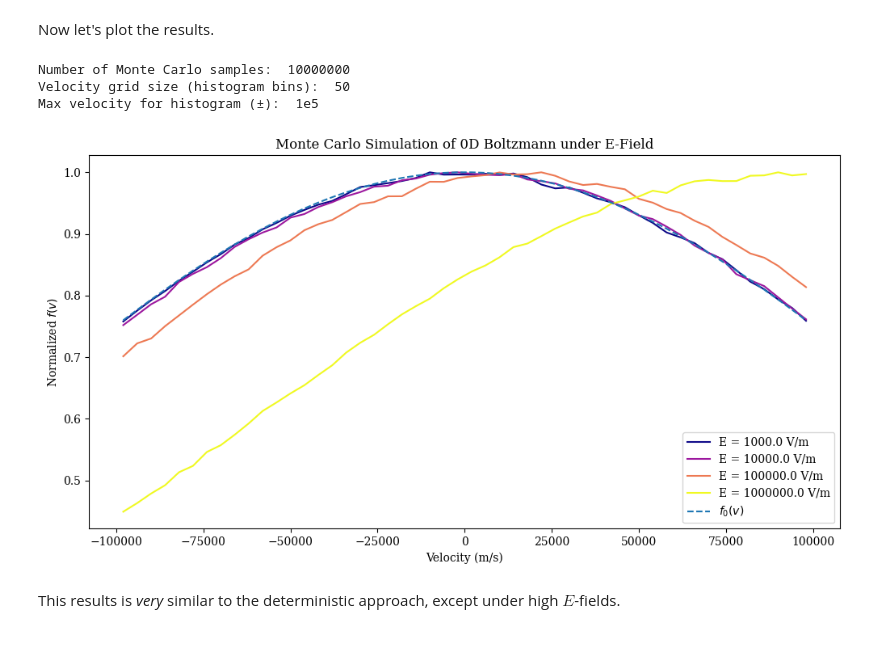
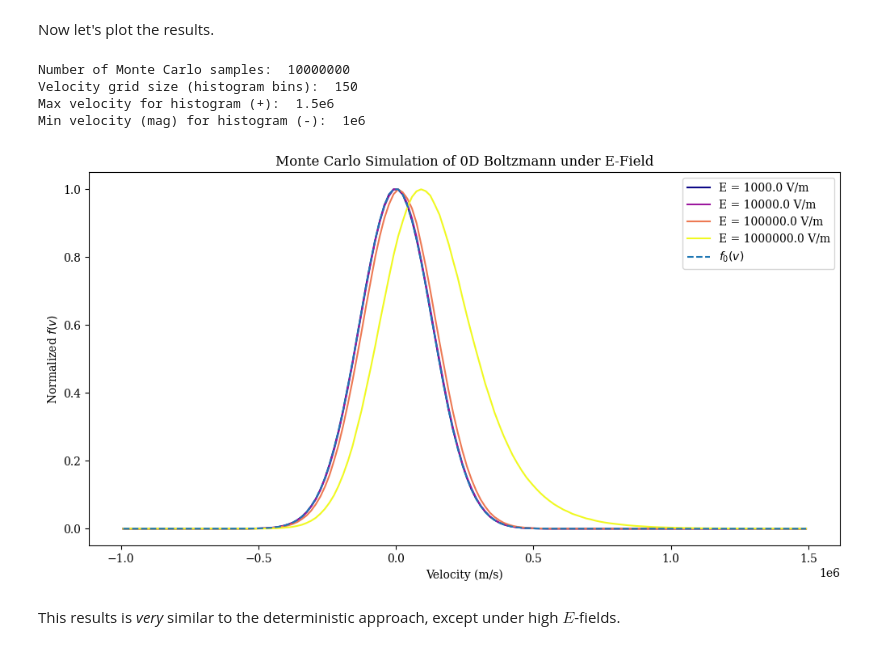
Before and after one commit to adkarp/boltzmann0d, a Jupyter notebook: theory.ipynb, the cells around one changed output. Saved outputs shown, nothing was run; the diff lists cells and outputs as text; code cells hidden in the pictures.

Commit message:
extended velocity ranges for solvers

```diff
--- a/theory.ipynb
+++ b/theory.ipynb
@@ -376,10 +386,11 @@ def evalBoltzmannMC(E, f0, **c):
     # Inputs
     num_pts = int(input("Number of Monte Carlo samples: "))
     Nbins = int(input("Velocity grid size (histogram bins): "))
-    Vmax = float(input("Max velocity for histogram (±): "))
+    Vmax = float(input("Max velocity for histogram (+): "))
+    Vmin = float(input("Min velocity (mag) for histogram (-): "))
 
     # Bin Creation
-    edges = np.linspace(-Vmax, Vmax, Nbins + 1)
+    edges = np.linspace(-Vmin, Vmax, Nbins + 1)
     centers = (edges[:-1] + edges[1:]) / 2
 
     # Figure
@@ -387,6 +398,7 @@ def evalBoltzmannMC(E, f0, **c):
     cmap = plt.get_cmap("plasma", len(E))
     colors = cmap(np.arange(len(E)))
 
+    solutions = []
     # Iterating through all E-Fields
     for Efield, color in zip(E, colors):
         v_samples = MonteCarloCollision(Efield, num_pts, **constants)
@@ -395,6 +407,9 @@ def evalBoltzmannMC(E, f0, **c):
         hist /= np.max(hist)
 
         plt.plot(centers, hist, label=f"E = {Efield} V/m", color=color)
+        solutions.append({'E': Efield,
+                          'v_samples': v_samples,
+                          'hist': hist})
 
     f0_vals = f0(centers, **constants)
     plt.plot(centers, f0_vals / np.max(f0_vals), "--", label=r"$f_0(v)$")
@@ -404,16 +419,19 @@ def evalBoltzmannMC(E, f0, **c):
     plt.title("Monte Carlo Simulation of 0D Boltzmann under E‑Field")
     plt.legend()
     plt.show()
+
+    return solutions
 # %% [markdown]
 Now let's plot the results.
 # %%
 E = np.logspace(3, 6, 4)
-evalBoltzmannMC(E, f0, **constants)
+MC_sols = evalBoltzmannMC(E, f0, **constants)
 # %% [output]
 Number of Monte Carlo samples:  10000000
-Velocity grid size (histogram bins):  50
-Max velocity for histogram (±):  1e5
+Velocity grid size (histogram bins):  150
+Max velocity for histogram (+):  1.5e6
+Min velocity (mag) for histogram (-):  1e6
-[figure, old version]
+[figure, new version]
 # %% [markdown]
 This results is _very_ similar to the deterministic approach, except under high $E$-fields.
 # %% [markdown]
```
Also changed, not shown: parts of 3 cells of this notebook.
